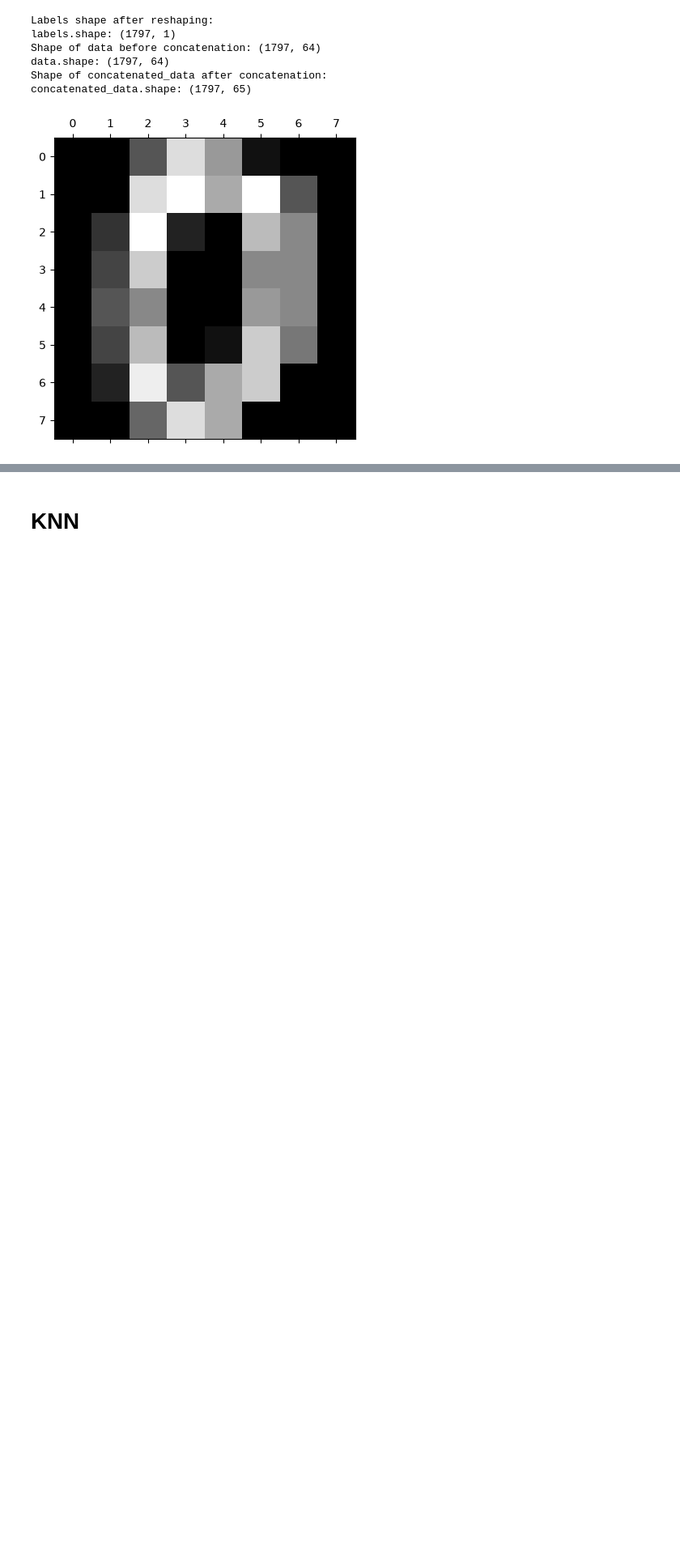
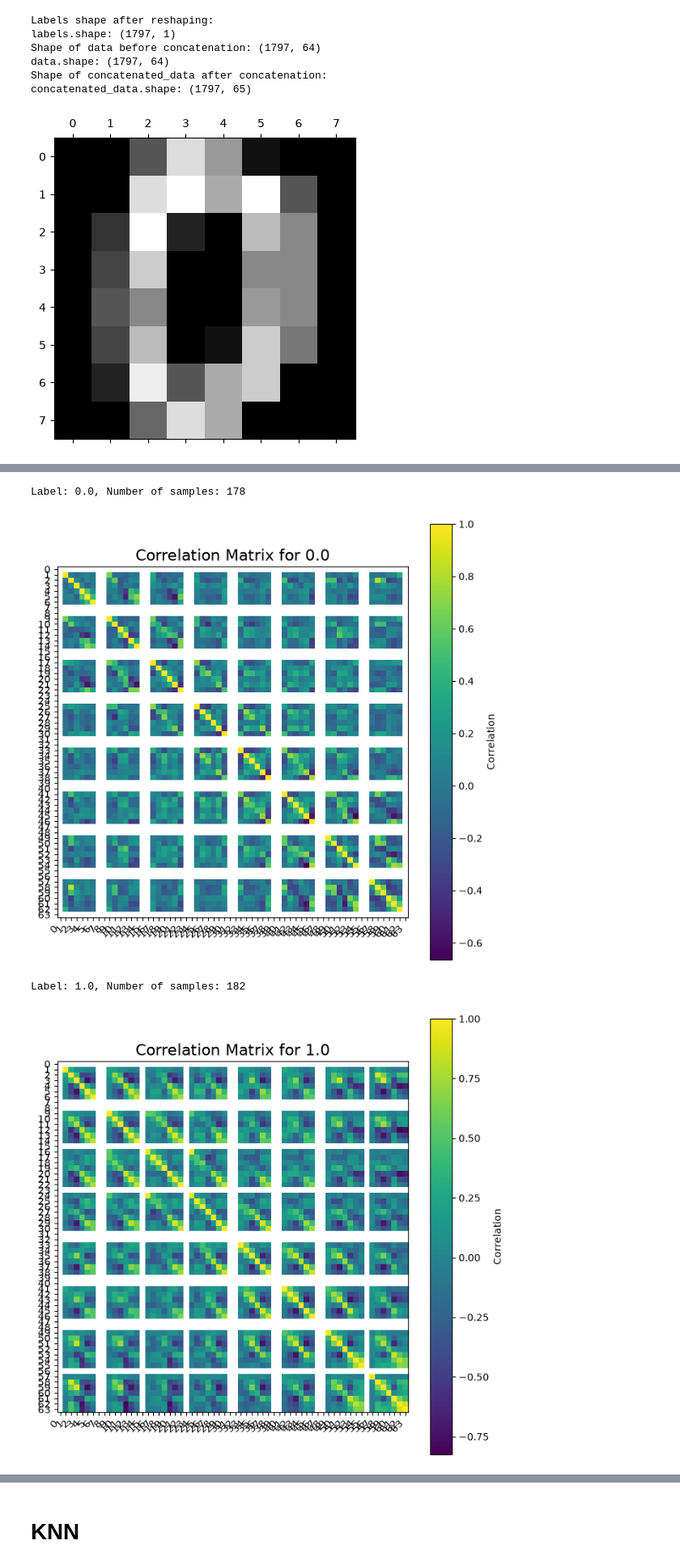
Before and after one commit to benandrews-dev/CD704-ML, a Jupyter notebook: sklearn_toy_datasets/digits/digits.ipynb, the cells around one changed output, grey strips where cells are left out. Shown at 81% size. Cells and saved outputs as stored; diff of their text form; code cells hidden in the pictures; blank space fills up the shorter version.

Commit message:
Looking at the digits dataset... I produced a neat plot, but I think it's going the wrong direction. I added a note to start my next session.

```diff
--- a/sklearn_toy_datasets/digits/digits.ipynb
+++ b/sklearn_toy_datasets/digits/digits.ipynb
@@ -86,19 +86,24 @@ variable_corr_by_label
 # %%
 def plot_correlation_matrices(dataset: pd.DataFrame):
     variable_corr_by_label = build_variable_corr_by_label(dataset)
     label_grouped_dataset = dataset.groupby(dataset.columns[-1])
     for label in label_grouped_dataset.groups.keys():
         print(f"Label: {label}, Number of samples: {len(label_grouped_dataset.get_group(label))}")
         df = variable_corr_by_label[label]
         plt.figure(figsize=(8, 8))
         plt.imshow(df, cmap='viridis')
         plt.colorbar(label='Correlation')  # Shows what the colors mean
         plt.title(f"Correlation Matrix for {label}", fontsize=16)
         plt.xticks(ticks=np.arange(len(df.columns)), labels=deque(df.columns), rotation=45, ha='right')
         plt.yticks(ticks=np.arange(len(df.index)), labels=deque(df.index))
         plt.show()
 
-show_plots = False  # Set to True if you want to display the plots
+show_plots = True  # Set to True if you want to display the plots
 if (show_plots):
     variable_corr_by_label = build_variable_corr_by_label(dataset)
     plot_correlation_matrices(dataset)
+# %% [output]
+Label: 0.0, Number of samples: 178
+[figure, added]
+Label: 1.0, Number of samples: 182
+[figure, added]
```
Also changed, not shown: parts of 6 cells of this notebook.
